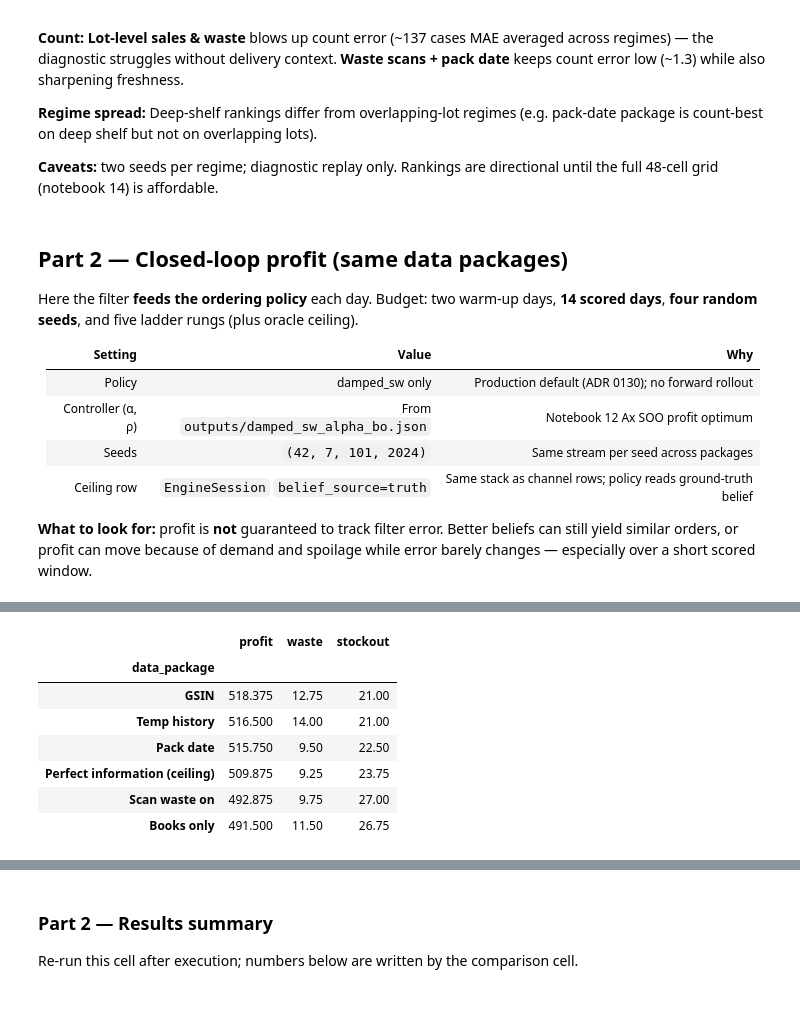
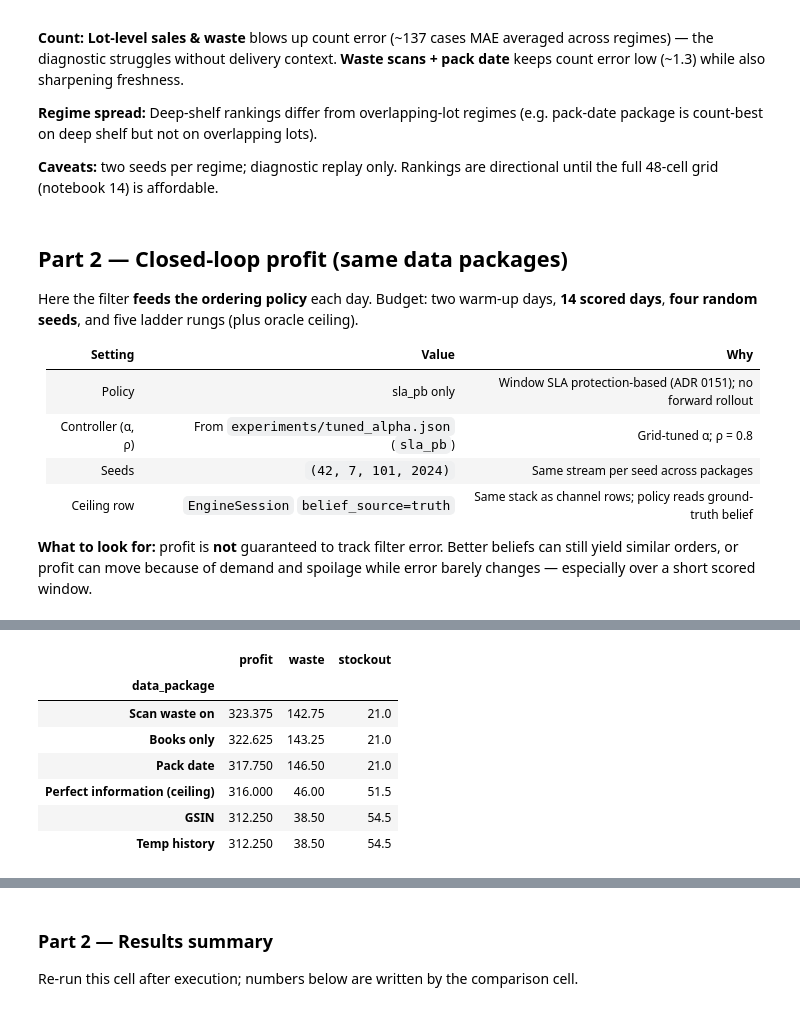
Before and after one commit to OliverEvans96/blueberries-voi, a Jupyter notebook: notebooks/17_prelim_channel_ladder.ipynb, the cells around one changed output, grey strips where cells are left out. Cells and saved outputs as stored; diff of their text form; code cells hidden in the pictures.

```diff
--- a/notebooks/17_prelim_channel_ladder.ipynb
+++ b/notebooks/17_prelim_channel_ladder.ipynb
@@ -105,7 +105,7 @@ if _gsin_bin.is_file():
 
 from blueberries_voi.experiments.gsin_upc import REGIME_TITLES
 from blueberries_voi.experiments.modal_dispatch import run_batch
-from blueberries_voi.experiments.voi_profit import load_damped_sw_bo_params
+from blueberries_voi.sim.alpha_tune import require_tuned_alpha_table
 from blueberries_voi.filter.types import channels_cache_key, channels_for_preset
 
 # Monotonic knowledge ladder (strict cumulative information order).
@@ -120,7 +120,7 @@ DATA_PACKAGE_LABELS: dict[str, str] = {
     "B-state": "Perfect information (ceiling)",
 }
 
-BATCH_MODE: Literal["modal", "local"] = "local"
+BATCH_MODE: Literal["modal", "local"] = "modal"
 SMOKE = False  # set True to shrink grids for a quicker plumbing check
 
 FILTER_DIAG_CELLS = [(r, s) for r in range(4) for s in range(2)]  # 8 gsin shards
@@ -133,10 +133,15 @@ PROFIT_LABELS = {
 }
 LADDER_DISPLAY_ORDER = [DATA_PACKAGE_LABELS[s] for s in MONOTONIC_LADDER_IDS]
 N_BURN, N_SCORE = 2, 14
-BO_JSON = REPO_ROOT / "outputs" / "damped_sw_alpha_bo.json"
-CONTROLLER_ALPHA, CONTROLLER_RHO = load_damped_sw_bo_params(BO_JSON)
+CONTROLLER_POLICY = "sla_pb"
+ALPHA_TABLE = REPO_ROOT / "experiments" / "tuned_alpha.json"
+CONTROLLER_ALPHA = float(require_tuned_alpha_table(ALPHA_TABLE)["sla_pb"])
+CONTROLLER_RHO = 0.8
 FIG_DIR = REPO_ROOT / "figures" / "nb17"
 FIG_DIR.mkdir(parents=True, exist_ok=True)
-print(f"controller damped_sw α={CONTROLLER_ALPHA:.4f} ρ={CONTROLLER_RHO:.4f} from {BO_JSON.name}")
+print(
+    f"controller {CONTROLLER_POLICY} α={CONTROLLER_ALPHA:.4f} ρ={CONTROLLER_RHO:.4f} "
+    f"from {ALPHA_TABLE.name}"
+)
 print(f"monotonic ladder: {' → '.join(LADDER_DISPLAY_ORDER)}")
 # %% [output]
@@ -253,8 +259,8 @@ Here the filter **feeds the ordering policy** each day. Budget: two warm-up days
 
 | Setting | Value | Why |
 | --- | --- | --- |
-| Policy | damped_sw only | Production default (ADR 0130); no forward rollout |
-| Controller (α, ρ) | From `outputs/damped_sw_alpha_bo.json` | Notebook 12 Ax SOO profit optimum |
+| Policy | sla_pb only | Window SLA protection-based (ADR 0151); no forward rollout |
+| Controller (α, ρ) | From `experiments/tuned_alpha.json` (`sla_pb`) | Grid-tuned α; ρ = 0.8 |
 | Seeds | `(42, 7, 101, 2024)` | Same stream per seed across packages |
 | Ceiling row | `EngineSession` `belief_source=truth` | Same stack as channel rows; policy reads ground-truth belief |
 
@@ -274,7 +280,7 @@ profit_rows = run_batch(
     n_rollout_paths=0,
     controller_alpha=CONTROLLER_ALPHA,
     controller_rho=CONTROLLER_RHO,
-    bo_json_path=BO_JSON,
+    policy=CONTROLLER_POLICY,
 )
 profit_df = pd.DataFrame(profit_rows)
 profit_df["data_package"] = (
@@ -308,11 +298,11 @@ profit_summary
 |  | profit | waste | stockout |
 | data_package |  |  |  |
-| GSIN | 518.375 | 12.75 | 21.00 |
-| Temp history | 516.500 | 14.00 | 21.00 |
-| Pack date | 515.750 | 9.50 | 22.50 |
-| Perfect information (ceiling) | 509.875 | 9.25 | 23.75 |
-| Scan waste on | 492.875 | 9.75 | 27.00 |
-| Books only | 491.500 | 11.50 | 26.75 |
+| Scan waste on | 323.375 | 142.75 | 21.0 |
+| Books only | 322.625 | 143.25 | 21.0 |
+| Pack date | 317.750 | 146.50 | 21.0 |
+| Perfect information (ceiling) | 316.000 | 46.00 | 51.5 |
+| GSIN | 312.250 | 38.50 | 54.5 |
+| Temp history | 312.250 | 38.50 | 54.5 |
 # %%
 _PROFIT_ORDER = LADDER_DISPLAY_ORDER + ["Perfect information (ceiling)"]
 plot_profit = (
```
Also changed, not shown: parts of 7 cells of this notebook, 4 other files.
